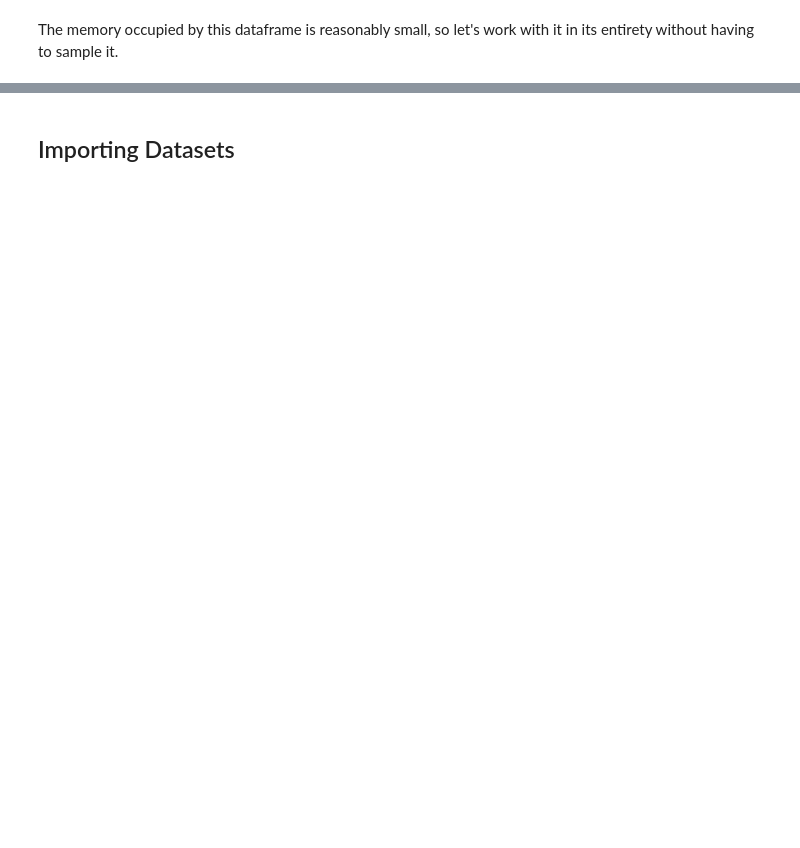
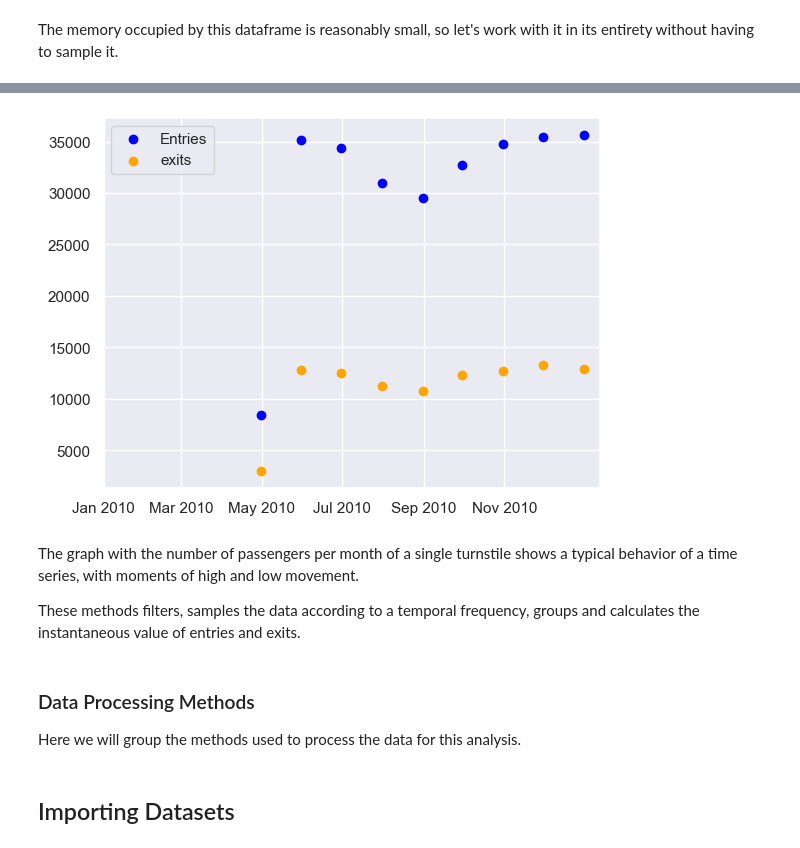
Before and after one commit to alvarodiegomaia/nyc-metro-challenge, a Jupyter notebook: main.ipynb, the cells around one changed output, grey strips where cells are left out. Drawn from its saved outputs; the diff is of its cells as text; code cells hidden in the pictures; blank space fills up the shorter version.

```diff
--- a/main.ipynb
+++ b/main.ipynb
@@ -376,0 +315,5 @@ def pre_processing(df):
+# %%
+group_sample = df_sample.groupby([pd.Grouper(key='time', freq='M')]).agg(
+    entries=('entries', 'unique'),
+    exits=('exits', 'unique')
+).reset_index()
@@ -376,0 +333,16 @@ def pre_processing(df):
+# %%
+def series_deacumulate(serie):
+    """
+        This method takes a series with cumulated count and return the instant value of each entry by de-acumulate the count.
+        It also drops any negative value generated by the reset of the accumulated counter.
+
+    Args:
+        serie (np.array): Cumulative count sequence.
+    """
+
+    diff_serie = serie[1:] - serie[:-1]
+    new_serie = diff_serie[diff_serie >= 0]
+    return new_serie
+# %%
+group_sample['entries'] = group_sample['entries'].apply(series_deacumulate).apply(sum)
+group_sample['exits'] = group_sample['exits'].apply(series_deacumulate).apply(sum)
@@ -376,0 +358,19 @@ def pre_processing(df):
+# %%
+months_interval = [datetime(2010, month, 1) for month in range(1, 13, 2)]
+plt.rc('date.autoformatter', day='%b %Y')
+
+plt.scatter(x=group_sample.time, y=group_sample.entries, color='blue', label='Entries')
+plt.scatter(x=group_sample.time, y=group_sample.exits, color='orange', label='Exits')
+plt.legend()
+plt.xticks(months_interval)
+plt.show()
+# %% [output]
+[figure, added]
+# %% [markdown]
+The graph with the number of passengers per month of a single turnstile shows a typical behavior of a time series, with moments of high and low movement.
+
+These methods filters, samples the data according to a temporal frequency, groups and calculates the instantaneous value of entries and exits.
+# %% [markdown]
+### Data Processing Methods
+
+Here we will group the methods used to process the data for this analysis.
```
Also changed, not shown: parts of 99 cells of this notebook.
